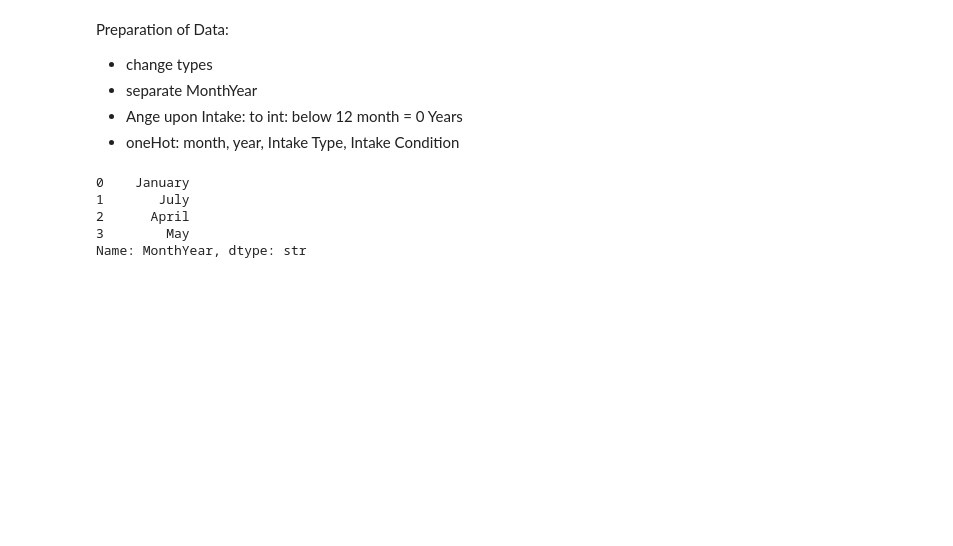
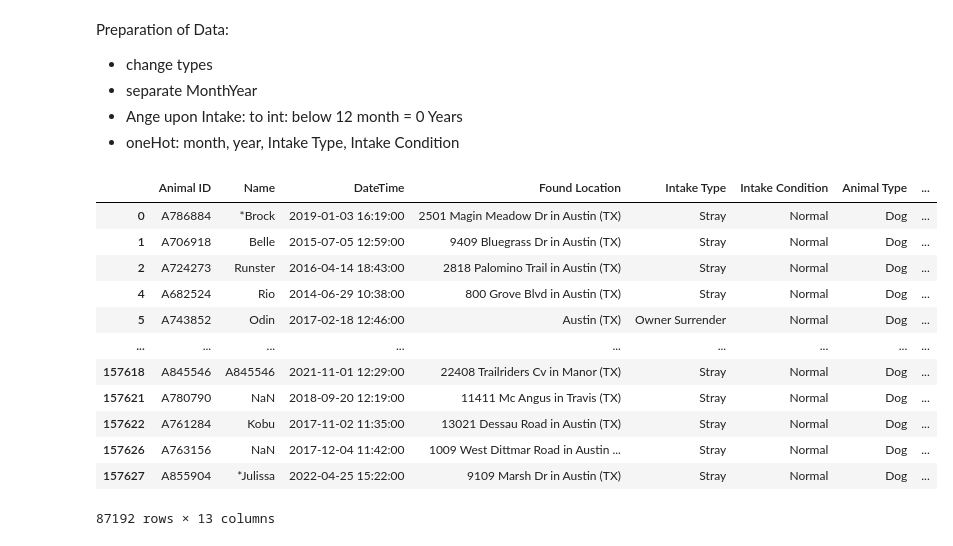
Before and after one commit to KKulmus/test, a Jupyter notebook: test.ipynb, the cells around one changed output. Drawn from its saved outputs; the diff is of its cells as text; code cells hidden in the pictures; blank space fills up the shorter version.

Commit message:
Das Dataframe nimmt Gestalt an

```diff
--- a/test.ipynb
+++ b/test.ipynb
@@ -137,13 +144,37 @@ def separateMonthYear(df):
         return df
 # %%
 df_dogs = separateMonthYear(df_dogs)
+# %%
+def dateTime(df):
+    '''Converts df["DateTime"] into datetime-object
+    ARGS:
+        df: Dataframe
+    RETURN:
+        None
+    '''
+    if "DateTime" in df:
+        df_clean = df.copy()
+        df_clean["DateTime"] = pd.to_datetime(df_clean["DateTime"], format='%m/%d/%Y %I:%M:%S %p')
+        return df_clean
+    else:
+        print("DateTime is not in df.columns")
+        return df
 # %%
-df_dogs["DateTime"] = pd.to_datetime(df_dogs["DateTime"])
+df_dogs = dateTime(df_dogs)
 # %%
+df_dogs
 # %% [output]
+|  | Animal ID | Name | DateTime | Found Location | Intake Type | Intake Condition | Animal Type | ... |
+| 0 | A786884 | *Brock | 2019-01-03 16:19:00 | 2501 Magin Meadow Dr in Austin (TX) | Stray | Normal | Dog | ... |
+| 1 | A706918 | Belle | 2015-07-05 12:59:00 | 9409 Bluegrass Dr in Austin (TX) | Stray | Normal | Dog | ... |
+| 2 | A724273 | Runster | 2016-04-14 18:43:00 | 2818 Palomino Trail in Austin (TX) | Stray | Normal | Dog | ... |
+| 4 | A682524 | Rio | 2014-06-29 10:38:00 | 800 Grove Blvd in Austin (TX) | Stray | Normal | Dog | ... |
+| 5 | A743852 | Odin | 2017-02-18 12:46:00 | Austin (TX) | Owner Surrender | Normal | Dog | ... |
+| ... | ... | ... | ... | ... | ... | ... | ... | ... |
+| 157618 | A845546 | A845546 | 2021-11-01 12:29:00 | 22408 Trailriders Cv in Manor (TX) | Stray | Normal | Dog | ... |
+| 157621 | A780790 | NaN | 2018-09-20 12:19:00 | 11411 Mc Angus in Travis (TX) | Stray | Normal | Dog | ... |
+| 157622 | A761284 | Kobu | 2017-11-02 11:35:00 | 13021 Dessau Road in Austin (TX) | Stray | Normal | Dog | ... |
+| 157626 | A763156 | NaN | 2017-12-04 11:42:00 | 1009 West Dittmar Road in Austin ... | Stray | Normal | Dog | ... |
+| 157627 | A855904 | *Julissa | 2022-04-25 15:22:00 | 9109 Marsh Dr in Austin (TX) | Stray | Normal | Dog | ... |
-0    January
-1       July
-2      April
-3        May
-Name: MonthYear, dtype: str
+87192 rows × 13 columns
 # %%
```
Also changed, not shown: parts of 19 cells of this notebook.
